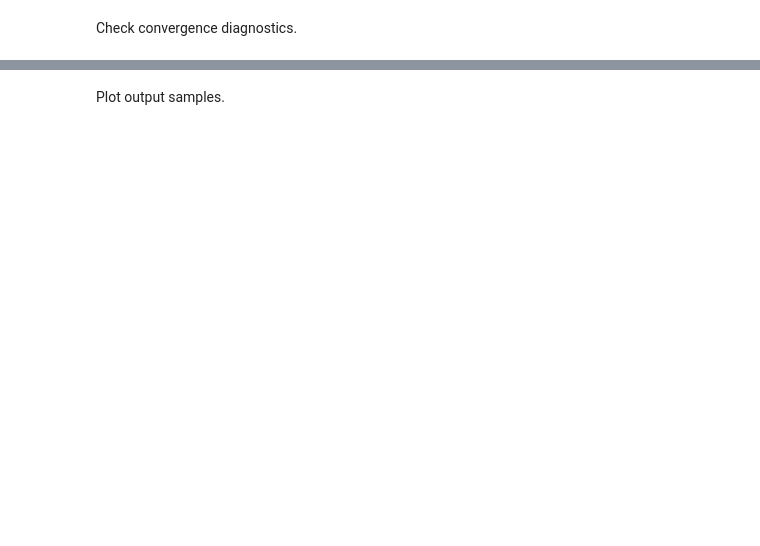
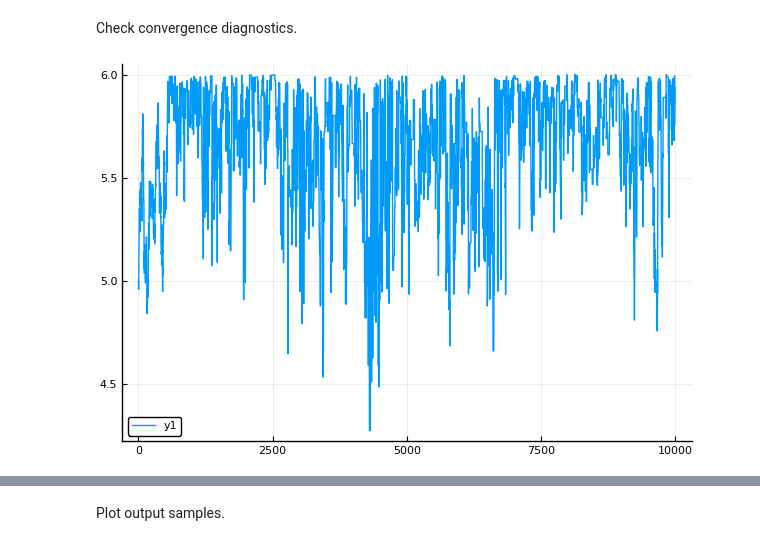
Before and after one commit to ben18785/inverse-sensitivity, a Jupyter notebook: src/s_tu_et_al_2019.ipynb, the cells around one changed output, grey strips where cells are left out. Saved outputs shown, nothing was run; the diff lists cells and outputs as text; code cells hidden in the pictures; blank space fills up the shorter version.

```diff
--- a/src/s_tu_et_al_2019.ipynb
+++ b/src/s_tu_et_al_2019.ipynb
@@ -400,5 +411,9 @@ vResults = @time f_mcmc_uniform_multiple(nchains, nsamples, f_michaelis_menten_b
 # %% [markdown]
 Check convergence diagnostics.
+# %%
+plot(vResults[1]["inputs"][1:end, 2])
+# %% [output]
+[figure, added]
 # %%
 f_rhat(vResults)
 # %% [output]
```
Also changed, not shown: parts of 8 cells of this notebook, 4 other files.
